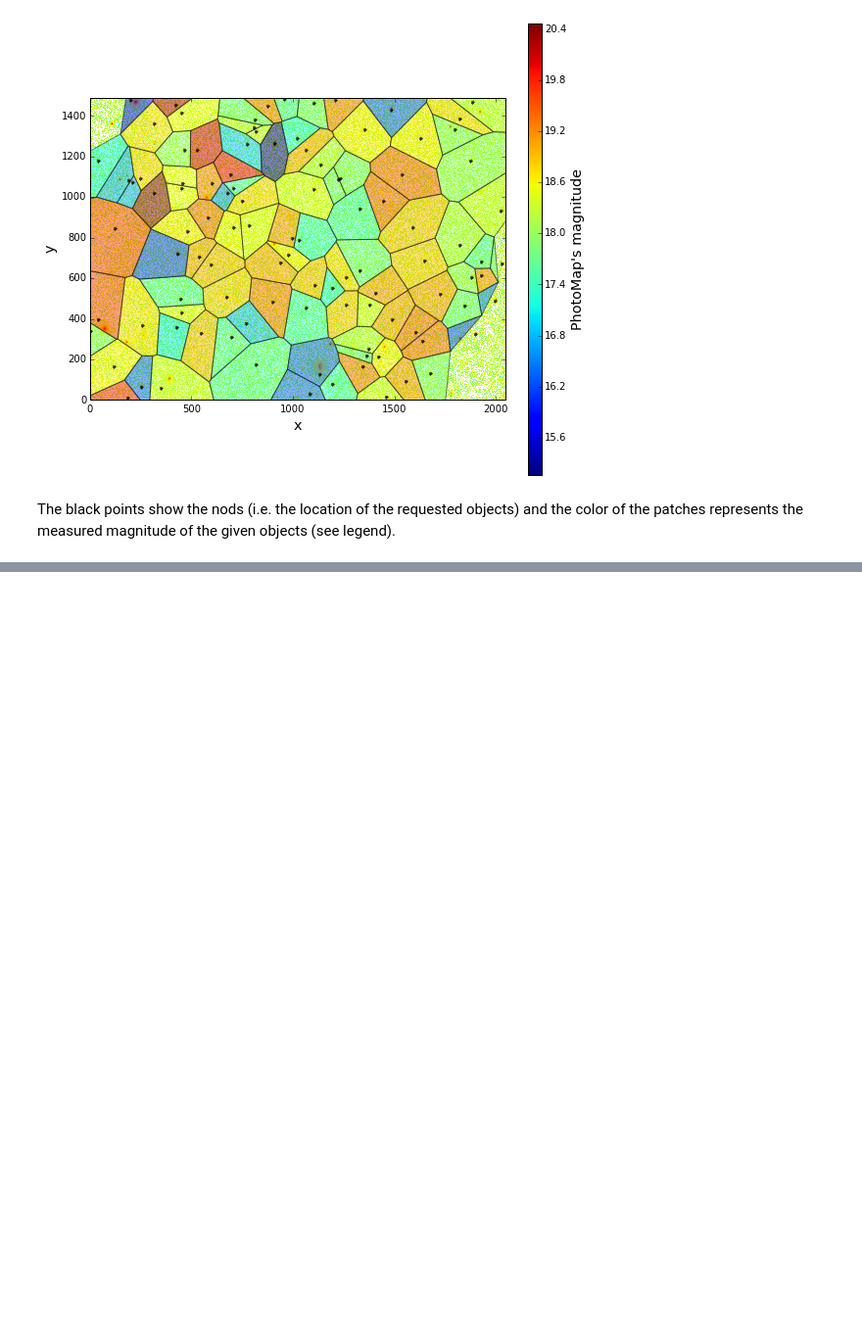
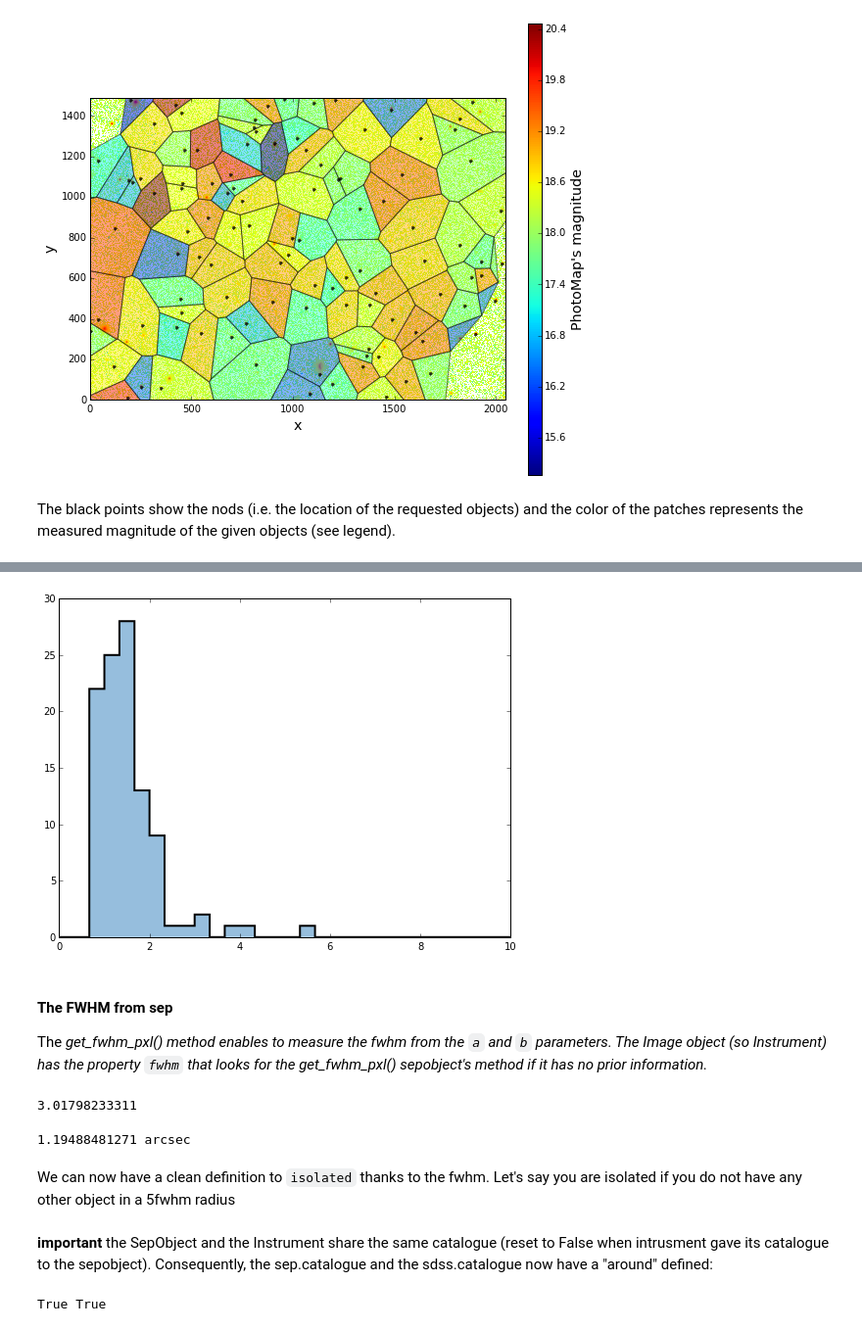
Before and after one commit to MickaelRigault/astrobject, a Jupyter notebook: notebooks/Tutorial_Collections__PhotoPoints.ipynb, the cells around one changed output, grey strips where cells are left out. Shown at 98% size. Cells and saved outputs as stored; diff of their text form; code cells hidden in the pictures; blank space fills up the shorter version.

```diff
--- a/notebooks/Tutorial_Collections__PhotoPoints.ipynb
+++ b/notebooks/Tutorial_Collections__PhotoPoints.ipynb
@@ -398,0 +439,20 @@ The black points show the nods (i.e. the location of the requested objects) and
+# %%
+sep.show_hist(toshow="a",
+              mask = sep.get_mask(stars_only=True, catmag_range=[16,20]),
+              range=[0,10],bins=30)
+# %% [output]
+[figure, added]
+# %% [markdown]
+#### The FWHM from sep
+
+The <em>get_fwhm_pxl()<em> method enables to measure the fwhm from the `a` and `b` parameters. The _Image_ object (so _Instrument_) has the property `fwhm` that looks for the <em>get_fwhm_pxl()<em> sepobject's method if it has no prior information.
+# %%
+print sep.get_fwhm_pxl()
+# %% [output]
+3.01798233311
+# %%
+print sdss.fwhm
+# %% [output]
+1.19488481271 arcsec
+# %% [markdown]
+We can now have a clean definition to `isolated` thanks to the fwhm. Let's say you are isolated if you do not have any other object in a 5fwhm radius
@@ -398,0 +461,6 @@ The black points show the nods (i.e. the location of the requested objects) and
+# %% [markdown]
+**important** the SepObject and the Instrument share the same catalogue (reset to False when intrusment gave its catalogue to the sepobject). Consequently, the sep.catalogue and the sdss.catalogue now have a "around" defined:
+# %%
+print sdss.catalogue._is_around_defined(), sep.catalogue._is_around_defined()
+# %% [output]
+True True
```
Also changed, not shown: parts of 11 cells of this notebook, 3 other files.
